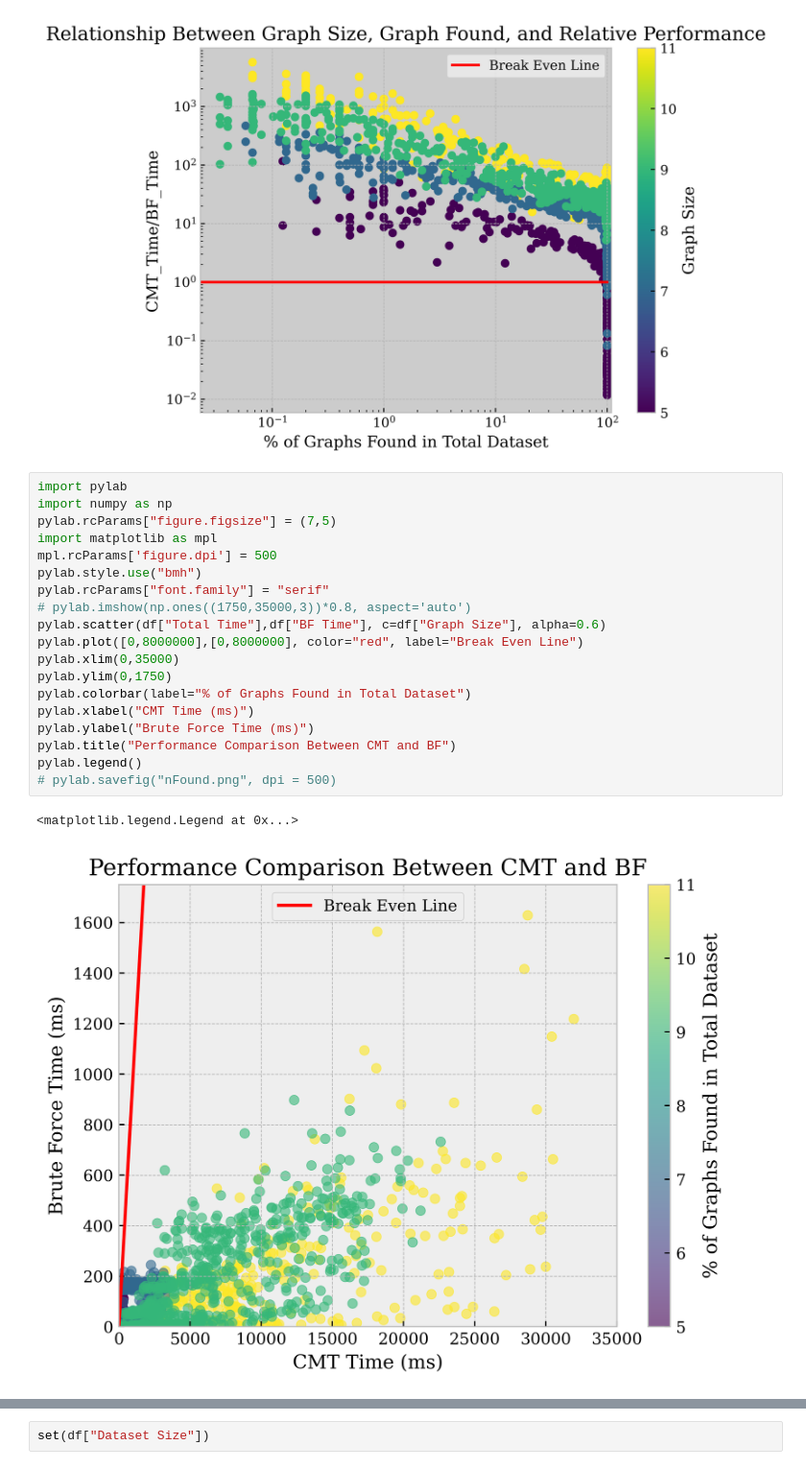
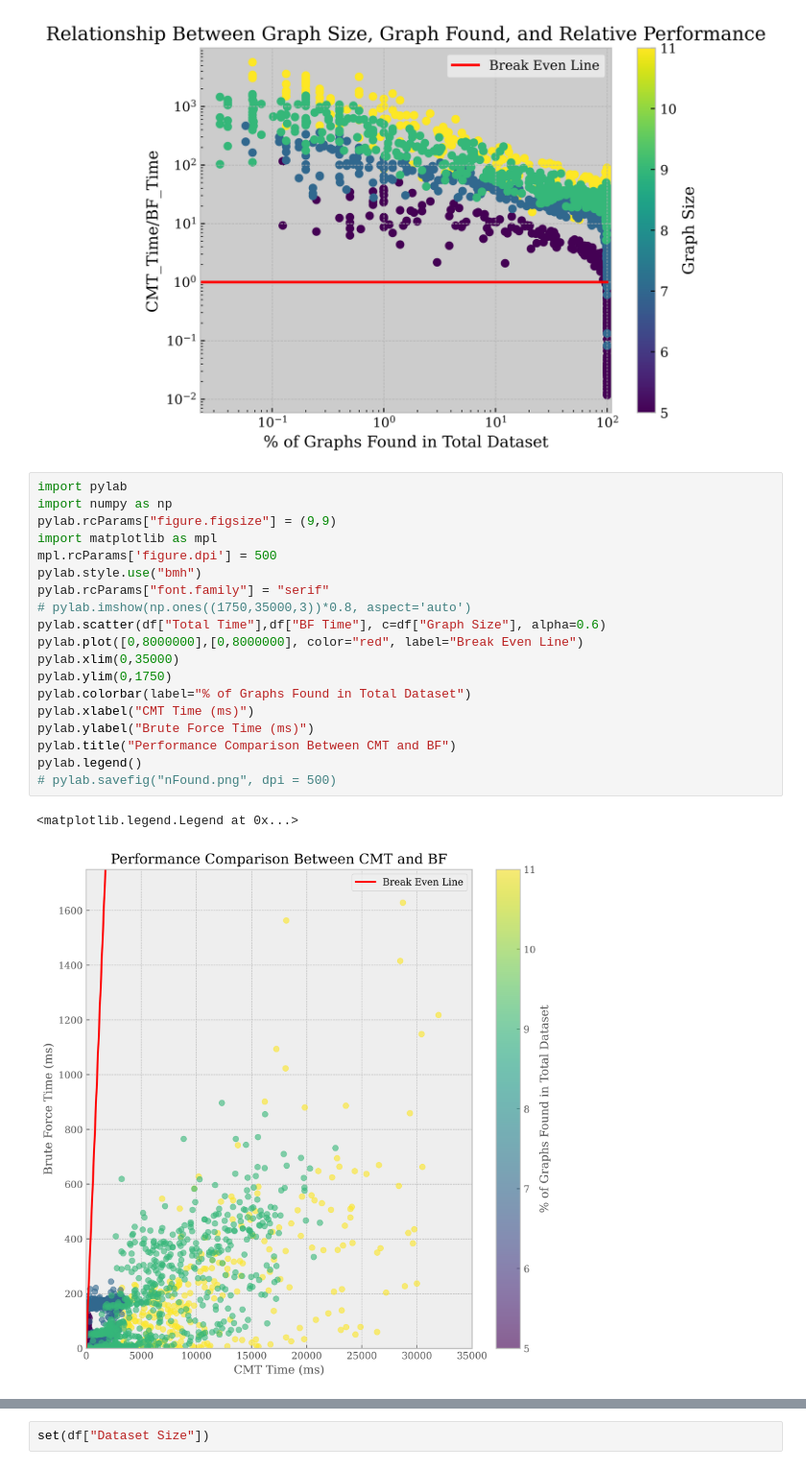
Before and after one commit to weathon/GED-CMT, a Jupyter notebook: Data_Vis.ipynb, the cells around one changed output, grey strips where cells are left out. Shown at 96% size. Cells and saved outputs as stored; diff of their text form.

```diff
--- a/Data_Vis.ipynb
+++ b/Data_Vis.ipynb
@@ -28,25 +28,25 @@ Text(0.5, 1.0, 'Relationship Between Graph Size, Graph Found, and Relative Perfo
 # %%
 import pylab
 import numpy as np
-pylab.rcParams["figure.figsize"] = (7,5)
+pylab.rcParams["figure.figsize"] = (9,9)
 import matplotlib as mpl
 mpl.rcParams['figure.dpi'] = 500
 pylab.style.use("bmh")
 pylab.rcParams["font.family"] = "serif"
 # pylab.imshow(np.ones((1750,35000,3))*0.8, aspect='auto')
 pylab.scatter(df["Total Time"],df["BF Time"], c=df["Graph Size"], alpha=0.6)
 pylab.plot([0,8000000],[0,8000000], color="red", label="Break Even Line")
 pylab.xlim(0,35000)
 pylab.ylim(0,1750)
 pylab.colorbar(label="% of Graphs Found in Total Dataset")
 pylab.xlabel("CMT Time (ms)")
 pylab.ylabel("Brute Force Time (ms)")
 pylab.title("Performance Comparison Between CMT and BF")
 pylab.legend()
 # pylab.savefig("nFound.png", dpi = 500)
 # %% [output]
 <matplotlib.legend.Legend at 0x...>
-[figure, old version]
+[figure, new version]
 # %%
 import pylab
 import numpy as np
```
Also changed, not shown: parts of 3 cells of this notebook.
